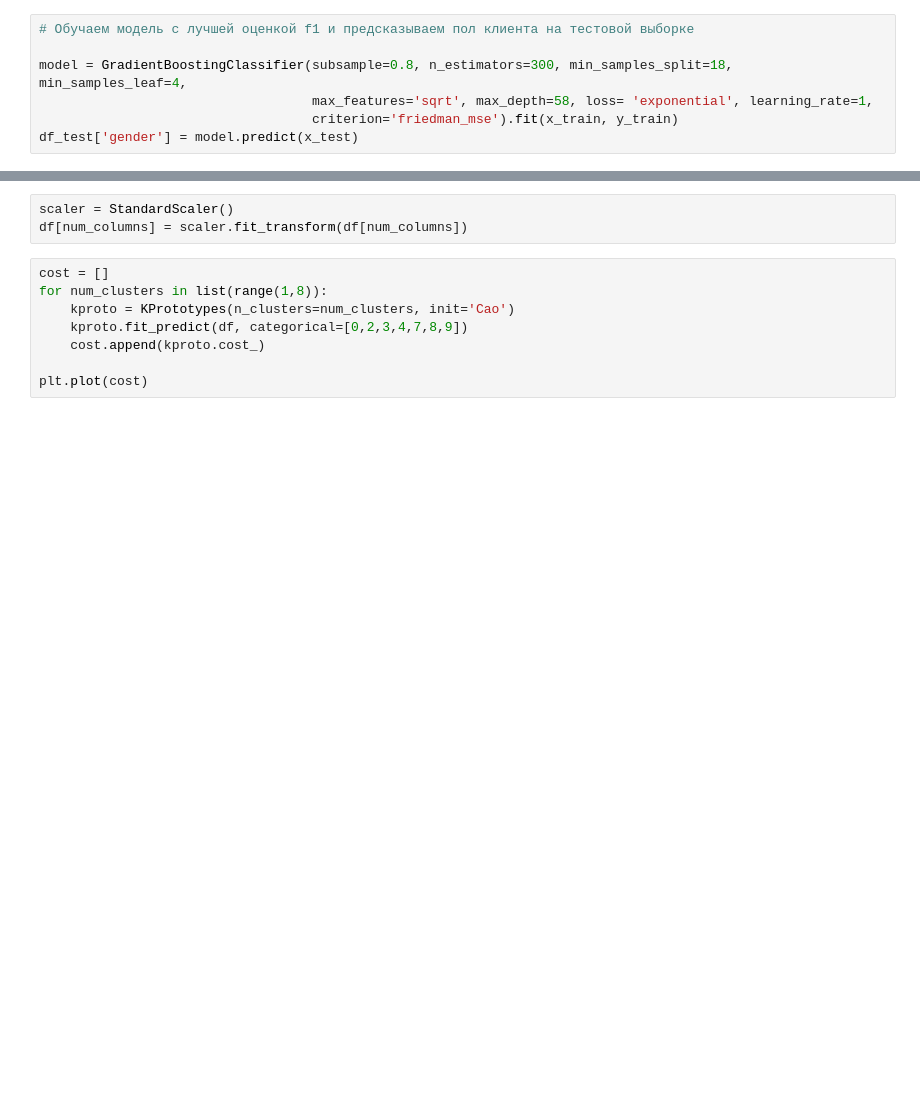
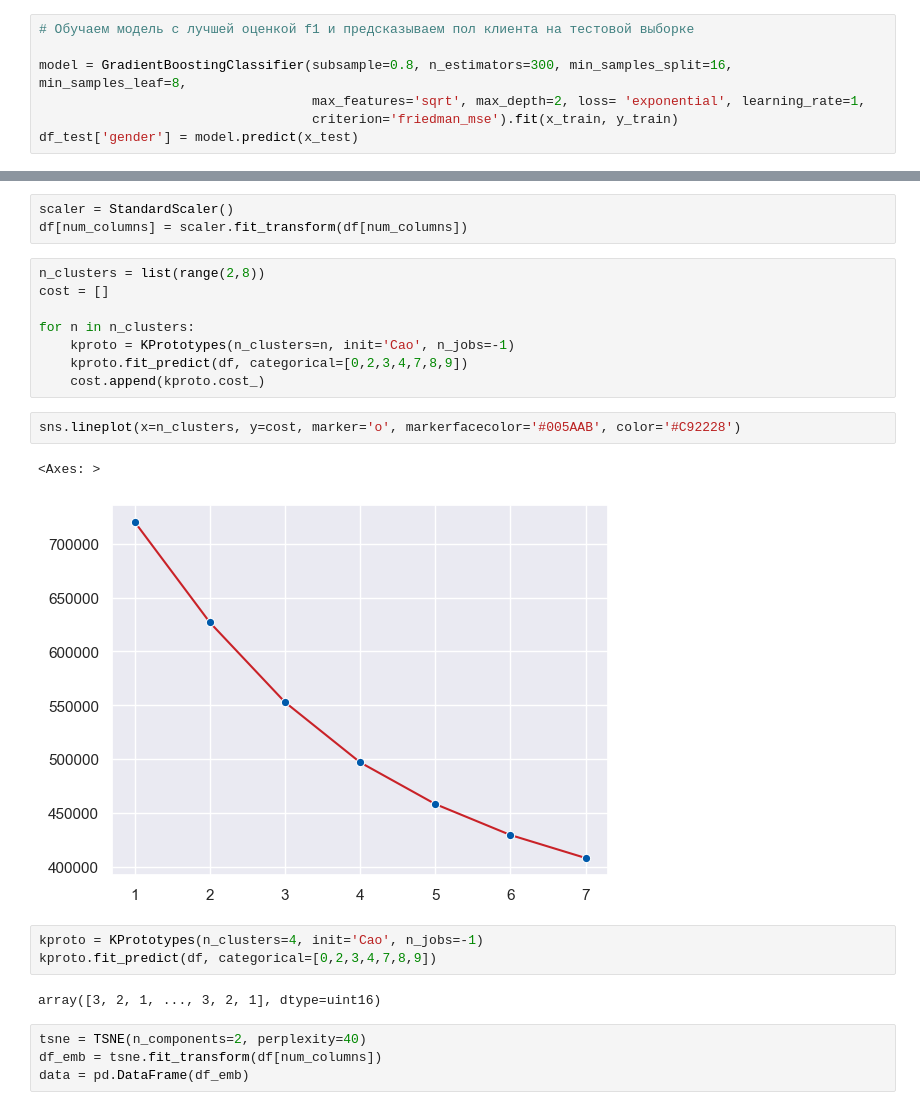
Before and after one commit to Dimayo/sporting_store, a Jupyter notebook: research.ipynb, the cells around one changed output, grey strips where cells are left out. Drawn from its saved outputs; the diff is of its cells as text; blank space fills up the shorter version.

Commit message:
clustering finished

```diff
--- a/research.ipynb
+++ b/research.ipynb
@@ -276,8 +277,8 @@ Best score:  0.9999413357840817
 # %%
 # Обучаем модель с лучшей оценкой f1 и предсказываем пол клиента на тестовой выборке
 
-model = GradientBoostingClassifier(subsample=0.8, n_estimators=300, min_samples_split=18, min_samples_leaf=4,
-                                   max_features='sqrt', max_depth=58, loss= 'exponential', learning_rate=1,
+model = GradientBoostingClassifier(subsample=0.8, n_estimators=300, min_samples_split=16, min_samples_leaf=8,
+                                   max_features='sqrt', max_depth=2, loss= 'exponential', learning_rate=1,
                                    criterion='friedman_mse').fit(x_train, y_train)
 df_test['gender'] = model.predict(x_test)
 # %% [output]
@@ -818,10 +819,24 @@ num_columns = ['age', 'personal_coef','cost_sum', 'best_sale_mean','dt_max']
 scaler = StandardScaler()
 df[num_columns] = scaler.fit_transform(df[num_columns])
 # %%
+n_clusters = list(range(2,8))
 cost = []
-for num_clusters in list(range(1,8)):
-    kproto = KPrototypes(n_clusters=num_clusters, init='Cao')
+
+for n in n_clusters:
+    kproto = KPrototypes(n_clusters=n, init='Cao', n_jobs=-1)
     kproto.fit_predict(df, categorical=[0,2,3,4,7,8,9])
     cost.append(kproto.cost_)
-
-plt.plot(cost)
+# %%
+sns.lineplot(x=n_clusters, y=cost, marker='o', markerfacecolor='#005AAB', color='#C92228')
+# %% [output]
+<Axes: >
+[figure, added]
+# %%
+kproto = KPrototypes(n_clusters=4, init='Cao', n_jobs=-1)
+kproto.fit_predict(df, categorical=[0,2,3,4,7,8,9])
+# %% [output]
+array([3, 2, 1, ..., 3, 2, 1], dtype=uint16)
+# %%
+tsne = TSNE(n_components=2, perplexity=40)
+df_emb = tsne.fit_transform(df[num_columns])
+data = pd.DataFrame(df_emb)
```
Also changed, not shown: parts of 7 cells of this notebook.
